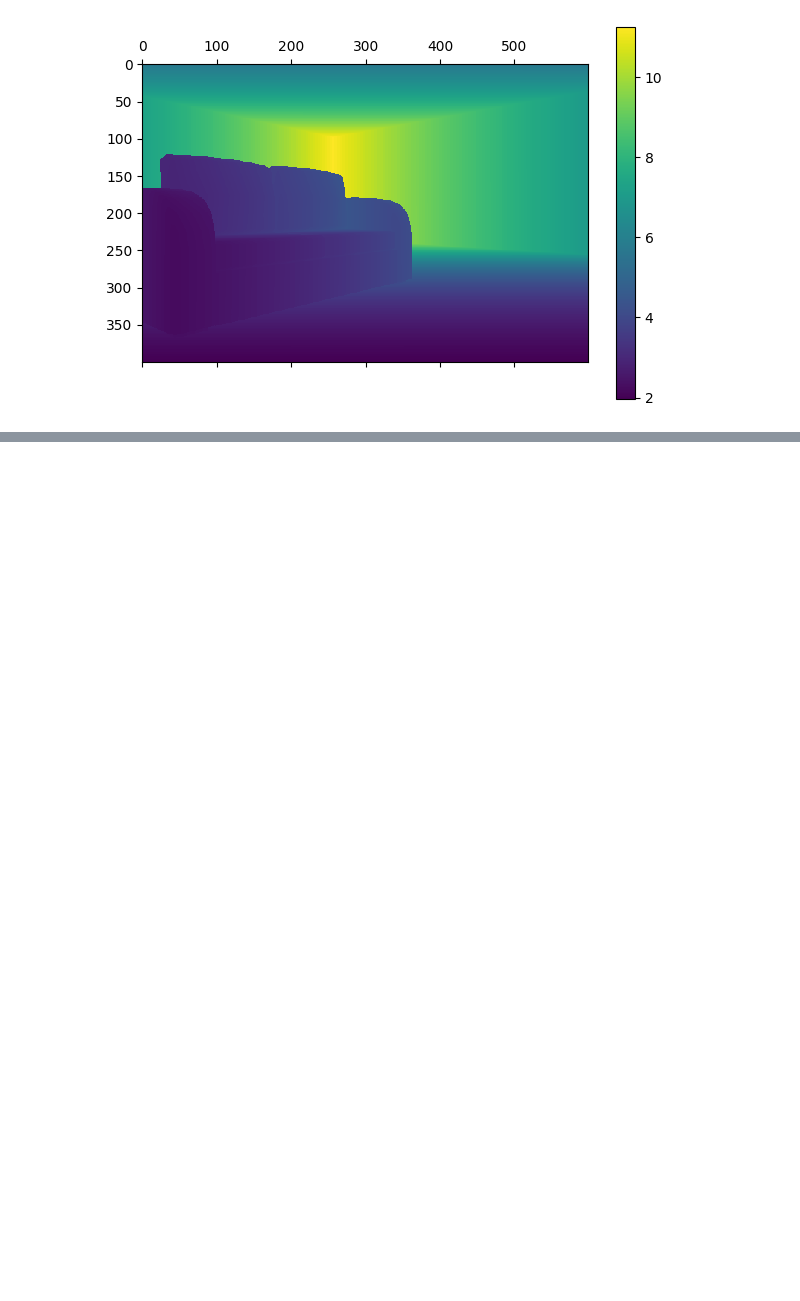
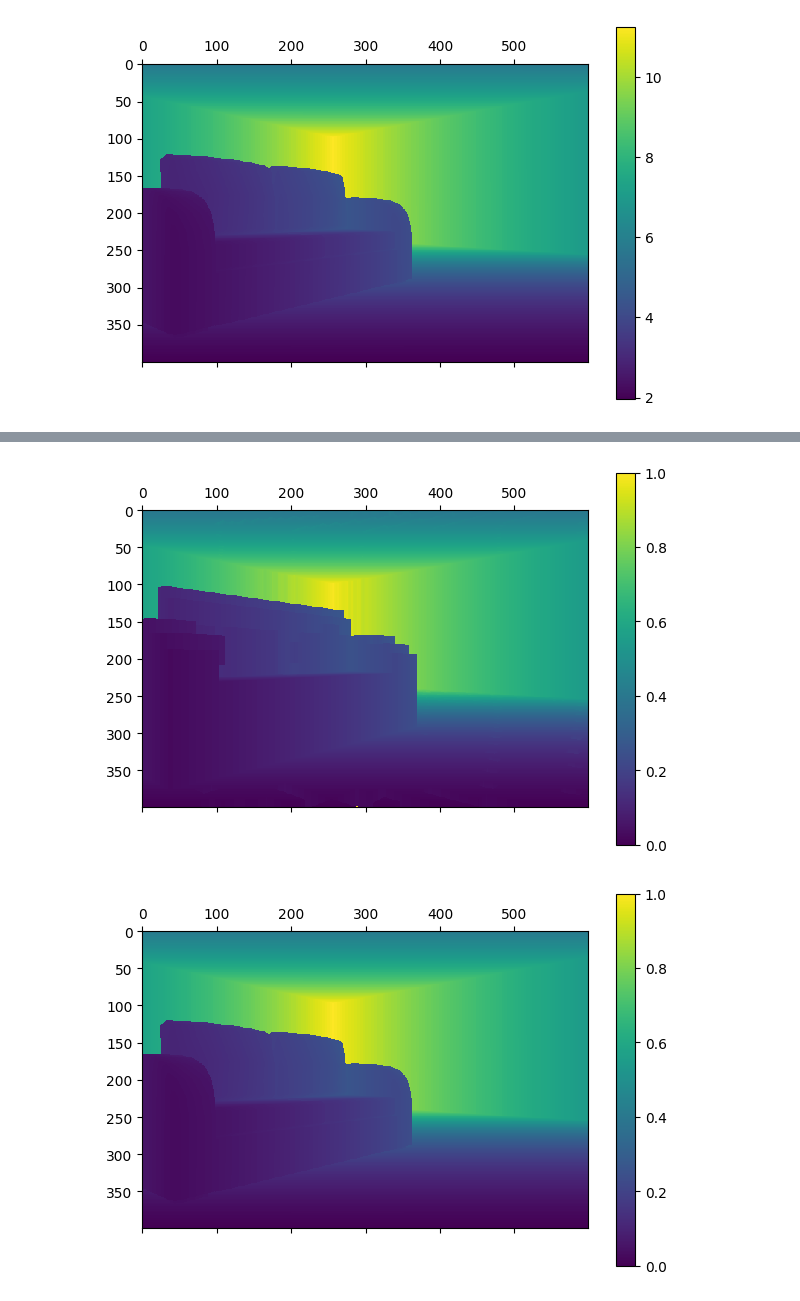
Before and after one commit to probcomp/InverseGraphics, a Jupyter notebook: notebooks/generative_model_scene_001.ipynb, the cells around one changed output, grey strips where cells are left out. Cells and saved outputs as stored; diff of their text form; code cells hidden in the pictures; blank space fills up the shorter version.

```diff
--- a/notebooks/generative_model_scene_001.ipynb
+++ b/notebooks/generative_model_scene_001.ipynb
@@ -257,2 +258,8 @@ PyCall.py"matshow"(diff2)
 0.0 to 1.0 versus 0.0 to 1.0
+# %%
+PyCall.py"matshow"(depth_image_normalized)
+PyCall.py"matshow"(depth_map_gt_normalized)
+# %% [output]
+[figure, added]
+[figure, added]
 # %%
```
Also changed, not shown: parts of 8 cells of this notebook.
